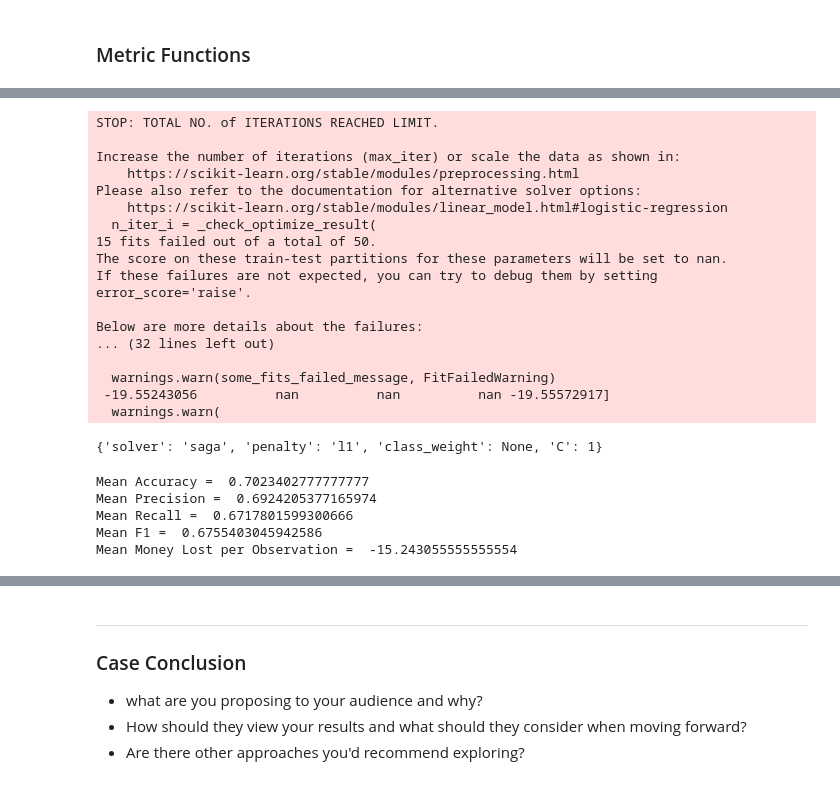
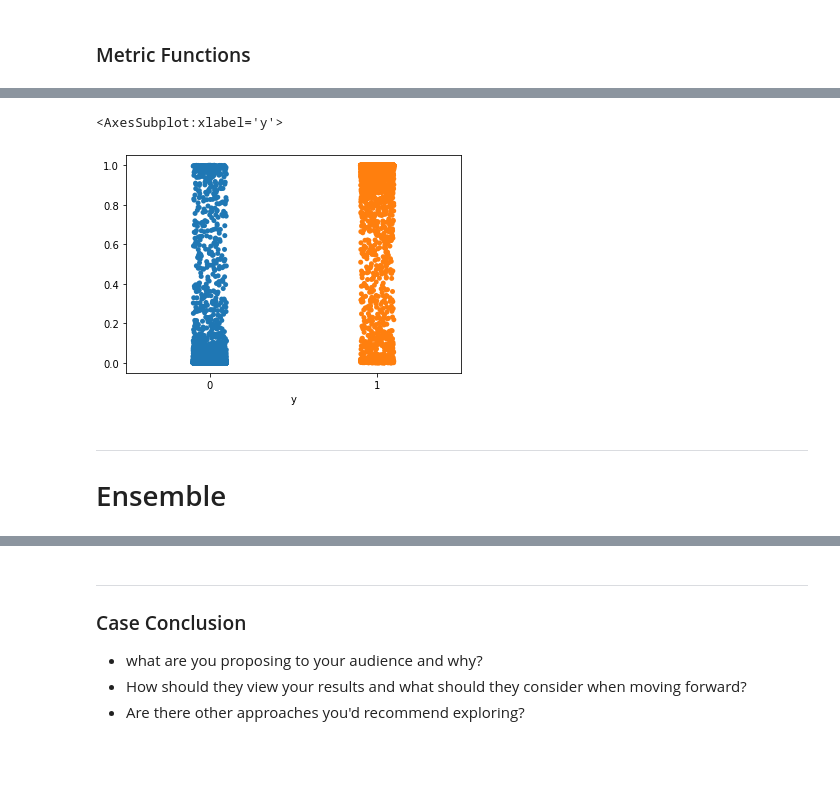
Before and after one commit to JosephLazarus/QTW, a Jupyter notebook: Case Study 7/CaseStudy7_Final.ipynb, the cells around one changed output, grey strips where cells are left out. Saved outputs shown, nothing was run; the diff lists cells and outputs as text; code cells hidden in the pictures; blank space fills up the shorter version.

```diff
--- a/Case Study 7/CaseStudy7_Final.ipynb
+++ b/Case Study 7/CaseStudy7_Final.ipynb
@@ -604,58 +748,11 @@ test_matrices
-# %%
-lr = LogisticRegression()
-
-# Setup model parameters for RandomSearchCV
-param_grid = {
-    'penalty': ['l1', 'l2', 'elasticnet', 'none'],
-    'C': [1, 10, 20],
-    'solver': ['newton-cg', 'lbfgs', 'liblinear', 'sag', 'saga'],
-    'class_weight': [None, 'balanced'],
-}
-
-import warnings
-
-with warnings.catch_warnings():
-    warnings.simplefilter('ignore')
-    lr_ = RandomizedSearchCV(lr, param_grid, scoring=make_scorer(lost_per_obs, greater_is_better=False), n_jobs=-1, verbose=0, random_state=42)
-    lr_.fit(X_train_, y_train)
-lr_.best_params_
-# %% [output]
-STOP: TOTAL NO. of ITERATIONS REACHED LIMIT.
-
-Increase the number of iterations (max_iter) or scale the data as shown in:
-    https://scikit-learn.org/stable/modules/preprocessing.html
-Please also refer to the documentation for alternative solver options:
-    https://scikit-learn.org/stable/modules/linear_model.html#logistic-regression
-  n_iter_i = _check_optimize_result(
-15 fits failed out of a total of 50.
-The score on these train-test partitions for these parameters will be set to nan.
-If these failures are not expected, you can try to debug them by setting error_score='raise'.
-
-Below are more details about the failures:
-... (32 lines left out)
-
-  warnings.warn(some_fits_failed_message, FitFailedWarning)
- -19.55243056          nan          nan          nan -19.55572917]
-  warnings.warn(
-{'solver': 'saga', 'penalty': 'l1', 'class_weight': None, 'C': 1}
-# %%
-lr_model = LogisticRegression(
-    penalty = 'l1',
-    C = 1,
-    solver = 'saga',
-    class_weight = None
-)
-
-model_lr = cross_validate(lr_model, X_train_, y_train, cv=5, scoring=scorer, error_score="raise")
-
-print("Mean Accuracy = ",model_lr['test_accuracy'].mean())
-print("Mean Precision = ",model_lr['test_precision'].mean())
-print("Mean Recall = ",model_lr['test_recall'].mean())
-print("Mean F1 = ",model_lr['test_F1'].mean())
-print("Mean Money Lost per Observation = ",model_lr['test_money_lost'].mean())
-# %% [output]
-Mean Accuracy =  0.7023402777777777
-Mean Precision =  0.6924205377165974
-Mean Recall =  0.6717801599300666
-Mean F1 =  0.6755403045942586
-Mean Money Lost per Observation =  -15.243055555555554
+# %%
+y_true, y_pred = y_test, nn.predict(X_test_)
+t_pred = [int(p>=.40) for p in y_pred]
+
+def flatten(t):
+    return [item for sublist in t for item in sublist]
+
+NN_predictions2_flattened = flatten(y_pred)
+
+sns.stripplot(x=y_true, y=NN_predictions2_flattened,jitter=True,)
+# %% [output]
@@ -661,0 +760,5 @@ Mean Money Lost per Observation =  -15.243055555555554
+<AxesSubplot:xlabel='y'>
+[figure, added]
+# %% [markdown]
+---
+# Ensemble
```
Also changed, not shown: parts of 27 cells of this notebook.
